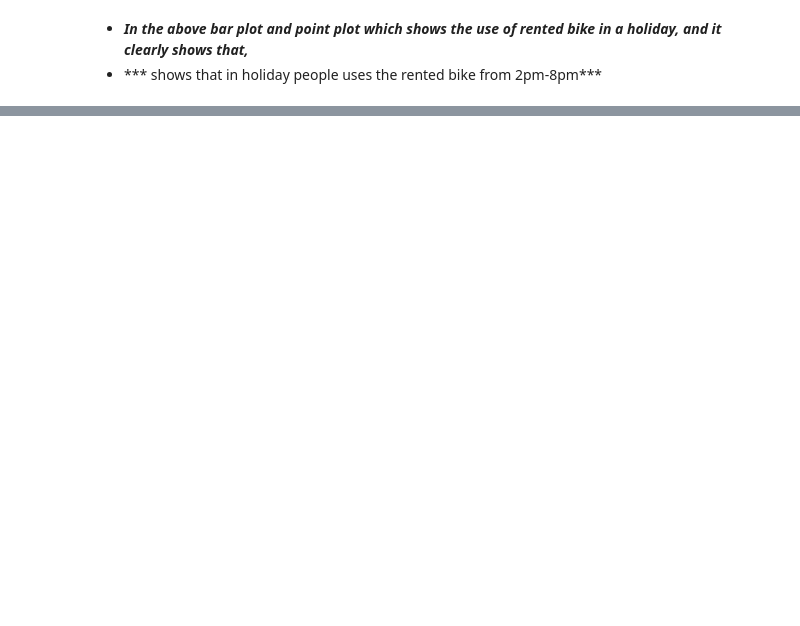
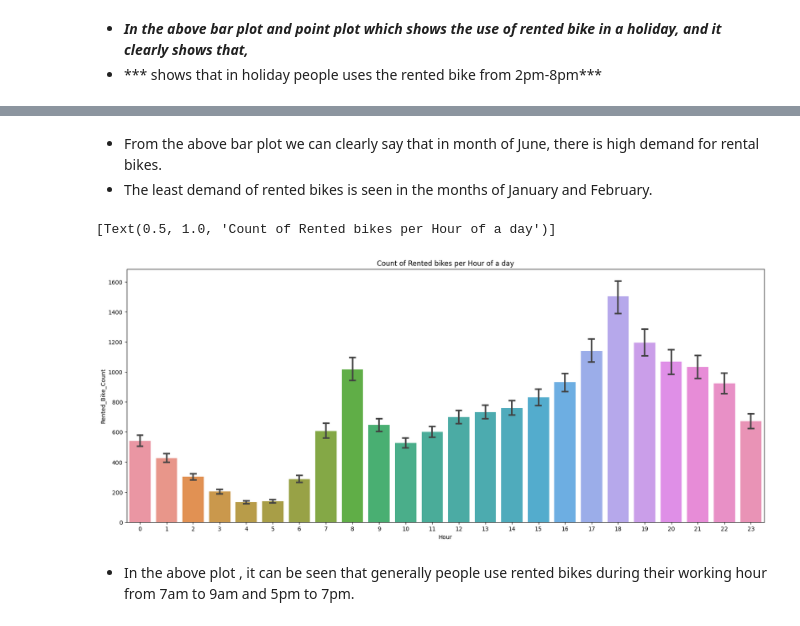
Before and after one commit to Kumarisimran626/S.K-Bike-Sharing-Demand-Prediction-Capstone-Project, a Jupyter notebook: S_K_Bike_Sharing_Demand_Prediction_Capstone_Project.ipynb, the cells around one changed output, grey strips where cells are left out. Drawn from its saved outputs; the diff is of its cells as text; code cells hidden in the pictures; blank space fills up the shorter version.

```diff
--- a/S_K_Bike_Sharing_Demand_Prediction_Capstone_Project.ipynb
+++ b/S_K_Bike_Sharing_Demand_Prediction_Capstone_Project.ipynb
@@ -506,0 +538,12 @@ ax.set(title='Count of Rented bikes acording to Holiday ')
+# %% [markdown]
+* From the above bar plot we can clearly say that in month of June, there is high demand for rental bikes.
+* The least demand of rented bikes is seen in the months of January and February.
+# %%
+fig,ax=plt.subplots(figsize=(20,8))
+sns.barplot(data=Bike_df,x='Hour',y='Rented_Bike_Count',ax=ax,capsize=.2)
+ax.set(title='Count of Rented bikes per Hour of a day')
+# %% [output]
+[Text(0.5, 1.0, 'Count of Rented bikes per Hour of a day')]
+[figure, added]
+# %% [markdown]
+* In the above plot , it can be seen that generally people use rented bikes during their working hour from 7am to 9am and 5pm to 7pm.
```
Also changed, not shown: parts of 9 cells of this notebook.
